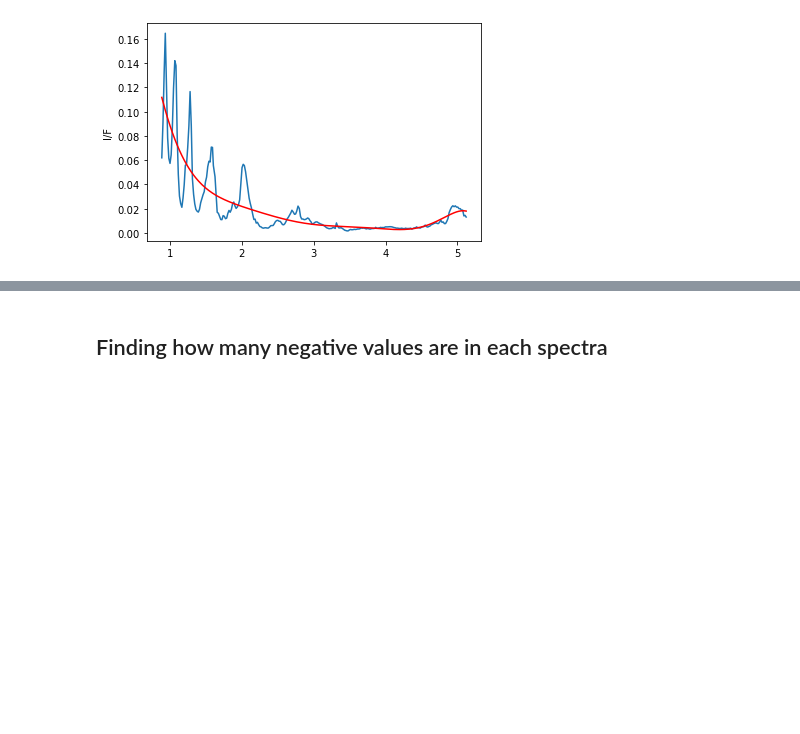
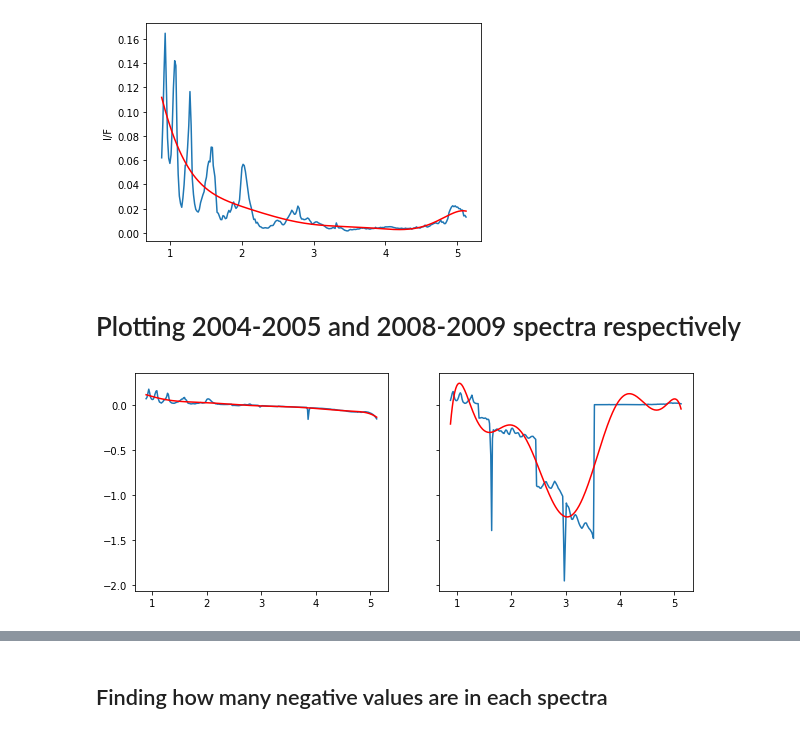
Before and after one commit to lucaslibshutz/spectralResearch, a Jupyter notebook: csv_spectra.ipynb, the cells around one changed output, grey strips where cells are left out. Saved outputs shown, nothing was run; the diff lists cells and outputs as text; code cells hidden in the pictures; blank space fills up the shorter version.

```diff
--- a/csv_spectra.ipynb
+++ b/csv_spectra.ipynb
@@ -41,3 +41,17 @@ plt.ylabel('I/F')
 plt.show()
 # %% [output]
 [figure]
+# %% [markdown]
+# Plotting 2004-2005 and 2008-2009 spectra respectively
+# %%
+x = vims_wave
+p1 = np.polyval(np.polyfit(x,spectra_0405,8),x)
+p2 = np.polyval(np.polyfit(x,spectra_0809,8),x)
+f, (ax1,ax2) = plt.subplots(1,2,sharex='all',sharey='all',figsize=(10,4))
+ax1.plot(x,spectra_0405)
+ax1.plot(x,p1,c='r')
+ax2.plot(x,spectra_0809)
+ax2.plot(x,p2,c='r')
+plt.show()
+# %% [output]
+[figure, added]
```
Also changed, not shown: parts of 3 cells of this notebook.
